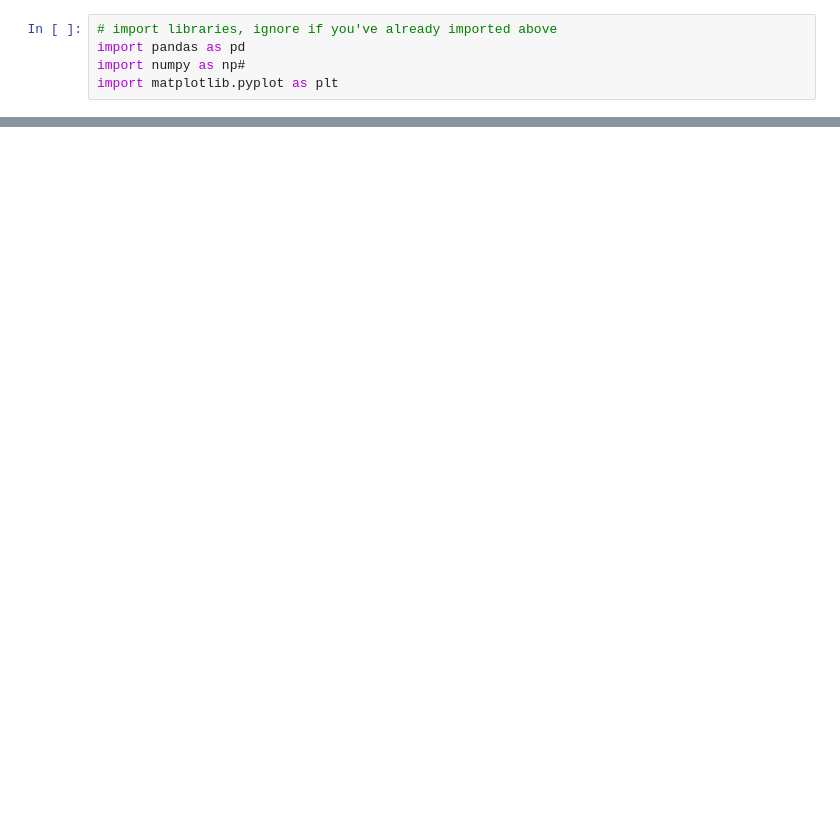
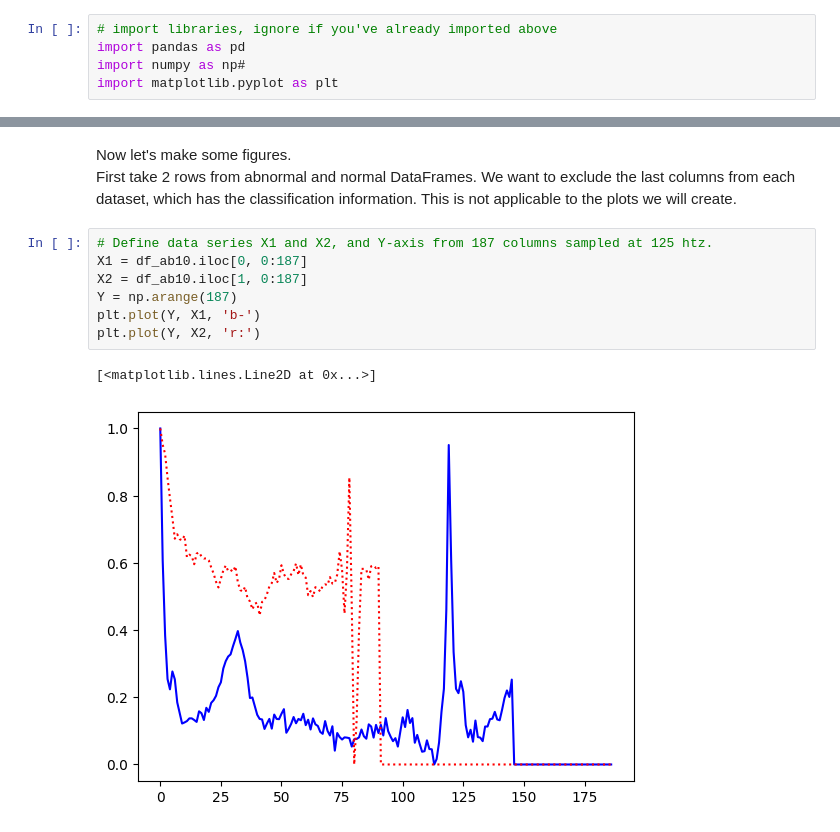
Before and after one commit to JennEYoon/ECG-transform, a Jupyter notebook: notebooks/demo_read_csv.ipynb, the cells around one changed output, grey strips where cells are left out. Cells and saved outputs as stored; diff of their text form; blank space fills up the shorter version.

```diff
--- a/notebooks/demo_read_csv.ipynb
+++ b/notebooks/demo_read_csv.ipynb
@@ -265,0 +262,13 @@ df_ab10.head(1)
+# %% [markdown]
+Now let's make some figures.
+First take 2 rows from abnormal and normal DataFrames.  We want to exclude the last columns from each dataset, which has the classification information. This is not applicable to the plots we will create.
+# %%
+# Define data series X1 and X2, and Y-axis from 187 columns sampled at 125 htz.
+X1 = df_ab10.iloc[0, 0:187]
+X2 = df_ab10.iloc[1, 0:187]
+Y = np.arange(187)
+plt.plot(Y, X1, 'b-')
+plt.plot(Y, X2, 'r:')
+# %% [output]
+[<matplotlib.lines.Line2D at 0x...>]
+[figure, added]
```
Also changed, not shown: parts of 14 cells of this notebook.
